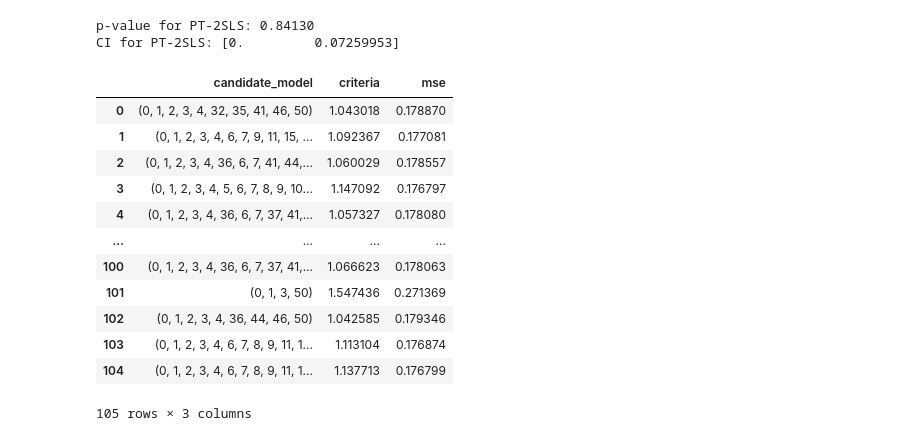
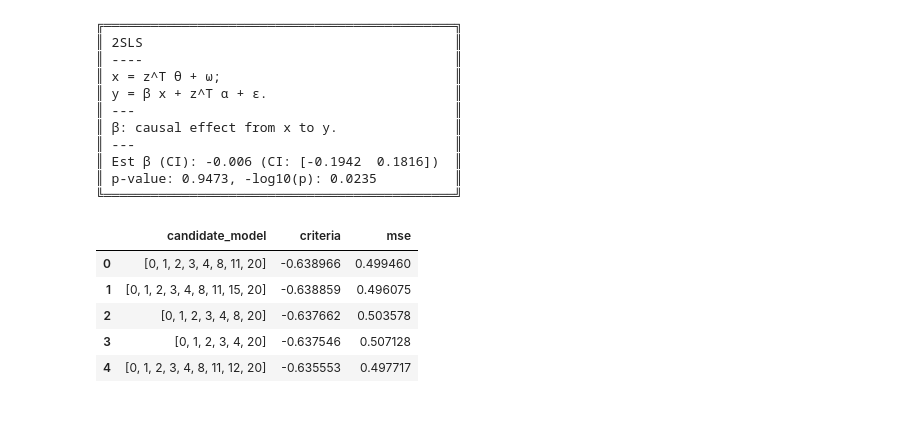
Before and after one commit to statmlben/nonlinear-causal, a Jupyter notebook: docs/source/nb/sim_invalid_IVs.ipynb, the cells around one changed output. Saved outputs shown, nothing was run; the diff lists cells and outputs as text; code cells hidden in the pictures; blank space fills up the shorter version.

```diff
--- a/docs/source/nb/sim_invalid_IVs.ipynb
+++ b/docs/source/nb/sim_invalid_IVs.ipynb
@@ -34,21 +62,16 @@ LD_Z2, cov_ZY2 = np.dot(Z2.T, Z2), np.dot(Z2.T, y2)
 # %%
 ## 2SLS
+
 # specify a sparse regression model to detect invalid IVs
-Ks = range(p)
+from nl_causal.sparse_reg import L0_IC
+Ks = range(int(p/2))
 reg_model = L0_IC(fit_intercept=False, alphas=10**np.arange(-1,3,.3),
-				Ks=Ks, max_iter=10000, refit=False, find_best=False)
+				  Ks=Ks, max_iter=10000, refit=False, find_best=False)
 LS = _2SLS(sparse_reg=reg_model)
+
 ## Stage-1 fit theta
 LS.fit_theta(LD_Z1, cov_ZX1)
 ## Stage-2 fit beta
 LS.fit_beta(LD_Z2, cov_ZY2, n2)
-## produce p_value for beta
-LS.test_effect(n2, LD_Z2, cov_ZY2)
-print('p-value for 2SLS: %.5f' %LS.p_value)
-
-LS.CI_beta(n1, n2, Z1, X1, LD_Z2, cov_ZY2, level=0.95)
-LS.CI[0] = max(LS.CI[0], 0.)
-print('CI for 2SLS: %s' %(LS.CI*y_scale))
-
-LS.selection_summary()
+LS.selection_summary().head(5)
 # %% [output]
@@ -70,37 +84,37 @@ CI for 2SLS: [0.         0.46709488]
+# %%
+## produce p_value and CI for beta
+LS.test_effect(n2, LD_Z2, cov_ZY2)
+LS.CI_beta(n1, n2, Z1, X1, LD_Z2, cov_ZY2)
+LS.summary()
+# %% [output]
+╔═════════════════════════════════════════════╗
+║ 2SLS                                        ║
+║ ----                                        ║
+║ x = z^T θ + ω;                              ║
+║ y = β x + z^T α + ε.                        ║
+║ ---                                         ║
+║ β: causal effect from x to y.               ║
+║ ---                                         ║
+║ Est β (CI): -0.006 (CI: [-0.1942  0.1816])  ║
+║ p-value: 0.9473, -log10(p): 0.0235          ║
+╚═════════════════════════════════════════════╝
 # %%
-## PT-2SLS
-Ks = range(p)
+## 2SIR
+
+Ks = range(int(p/2))
 reg_model = L0_IC(fit_intercept=False, alphas=10**np.arange(-1,3,.3),
-				Ks=Ks, max_iter=10000, refit=False, find_best=False)
-PT_X1 = power_transform(X1.reshape(-1,1), method='yeo-johnson').flatten()
-PT_cor_ZX1 = np.dot(Z1.T, PT_X1)
-PT_LS = _2SLS(sparse_reg=reg_model)
+				  Ks=Ks, max_iter=10000, refit=False, find_best=False)
+
+SIR = _2SIR(sparse_reg=reg_model)
 ## Stage-1 fit theta
-PT_LS.fit_theta(LD_Z1, PT_cor_ZX1)
+SIR.fit_theta(Z1, X1)
 ## Stage-2 fit beta
-PT_LS.fit_beta(LD_Z2, cov_ZY2, n2)
-## produce p-value for beta
-PT_LS.test_effect(n2, LD_Z2, cov_ZY2)
-print('p-value for PT-2SLS: %.5f' %PT_LS.p_value)
-
-PT_LS.CI_beta(n1, n2, Z1, X1, LD_Z2, cov_ZY2, level=0.95)
-PT_LS.CI[0] = max(PT_LS.CI[0], 0.)
-print('CI for PT-2SLS: %s' %(PT_LS.CI*y_scale))
-
-LS.selection_summary()
+SIR.fit_beta(LD_Z2, cov_ZY2, n2)
+SIR.selection_summary().head(5)
 # %% [output]
-p-value for PT-2SLS: 0.84130
-CI for PT-2SLS: [0.         0.07259953]
 |  | candidate_model | criteria | mse |
-| 0 | (0, 1, 2, 3, 4, 32, 35, 41, 46, 50) | 1.043018 | 0.178870 |
-| 1 | (0, 1, 2, 3, 4, 6, 7, 9, 11, 15, ... | 1.092367 | 0.177081 |
-| 2 | (0, 1, 2, 3, 4, 36, 6, 7, 41, 44,... | 1.060029 | 0.178557 |
-| 3 | (0, 1, 2, 3, 4, 5, 6, 7, 8, 9, 10... | 1.147092 | 0.176797 |
-| 4 | (0, 1, 2, 3, 4, 36, 6, 7, 37, 41,... | 1.057327 | 0.178080 |
-| ... | ... | ... | ... |
-| 100 | (0, 1, 2, 3, 4, 36, 6, 7, 37, 41,... | 1.066623 | 0.178063 |
-| 101 | (0, 1, 3, 50) | 1.547436 | 0.271369 |
-| 102 | (0, 1, 2, 3, 4, 36, 44, 46, 50) | 1.042585 | 0.179346 |
-| 103 | (0, 1, 2, 3, 4, 6, 7, 8, 9, 11, 1... | 1.113104 | 0.176874 |
-| 104 | (0, 1, 2, 3, 4, 6, 7, 8, 9, 11, 1... | 1.137713 | 0.176799 |
+| 0 | [0, 1, 2, 3, 4, 8, 11, 20] | -0.638966 | 0.499460 |
+| 1 | [0, 1, 2, 3, 4, 8, 11, 15, 20] | -0.638859 | 0.496075 |
+| 2 | [0, 1, 2, 3, 4, 8, 20] | -0.637662 | 0.503578 |
+| 3 | [0, 1, 2, 3, 4, 20] | -0.637546 | 0.507128 |
+| 4 | [0, 1, 2, 3, 4, 8, 11, 12, 20] | -0.635553 | 0.497717 |
-105 rows × 3 columns
```
Also changed, not shown: parts of 14 cells of this notebook, 6 other files.
